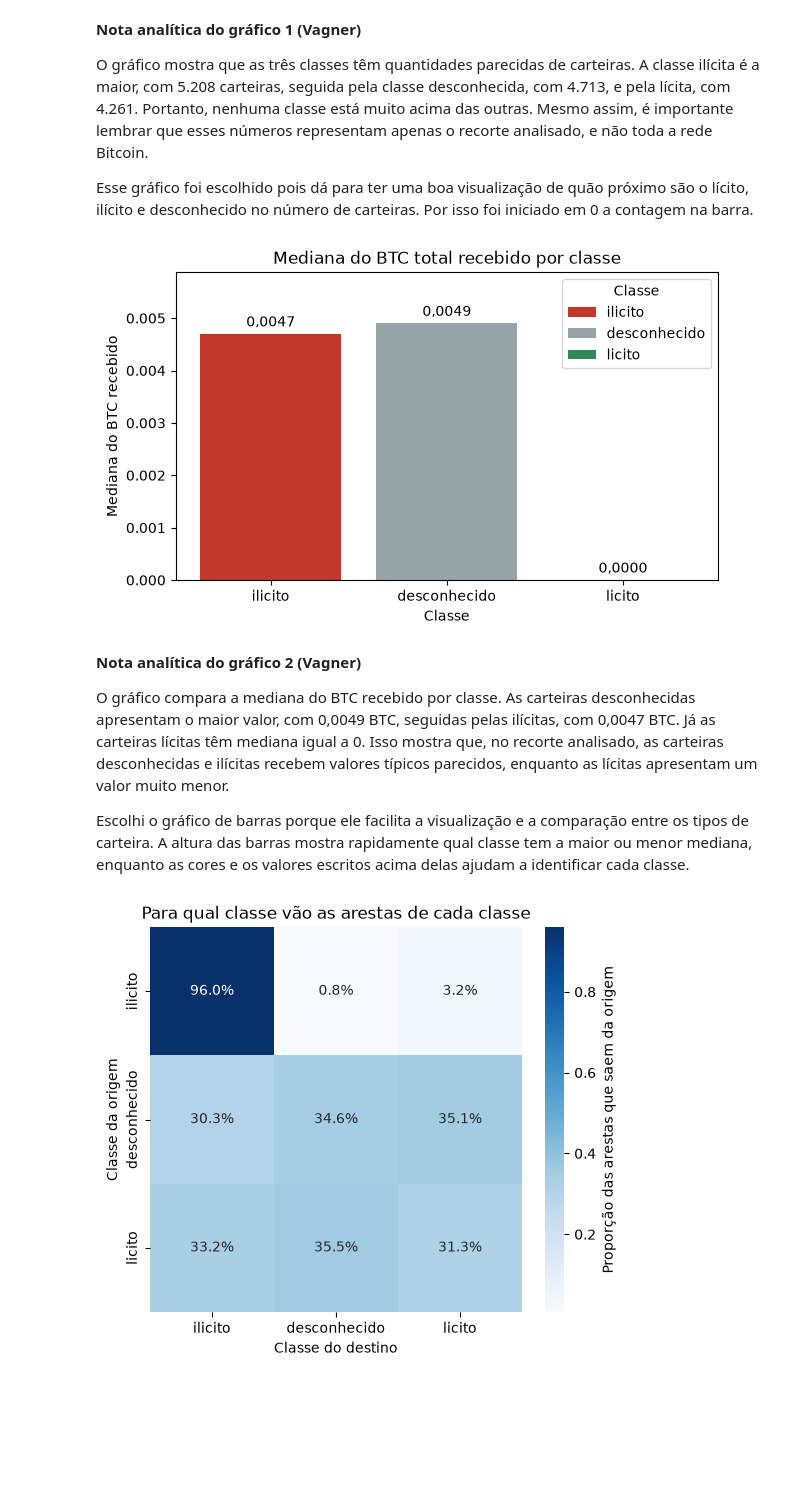
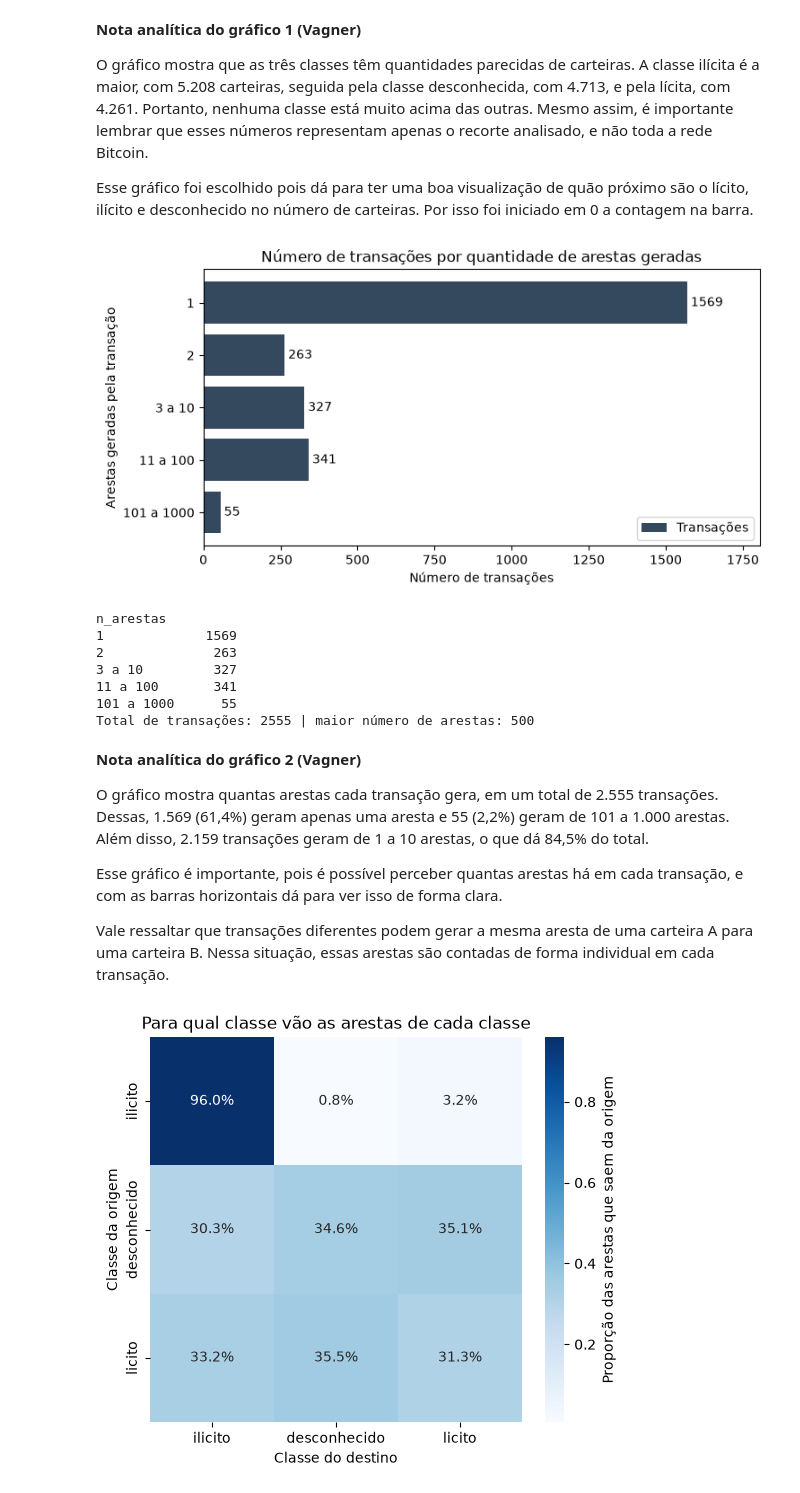
Before and after one commit to davimqz/Projetos-Grafos, a Jupyter notebook: notebooks/avd/01_exploratoria.ipynb, the cells around one changed output. Saved outputs shown, nothing was run; the diff lists cells and outputs as text; code cells hidden in the pictures; blank space fills up the shorter version.

```diff
--- a/notebooks/avd/01_exploratoria.ipynb
+++ b/notebooks/avd/01_exploratoria.ipynb
@@ -712,27 +735,41 @@ O gráfico mostra que as três classes têm quantidades parecidas de carteiras.
 
 Esse gráfico foi escolhido pois dá para ter uma boa visualização de quão próximo são o lícito, ilícito e desconhecido no número de carteiras. Por isso foi iniciado em 0 a contagem na barra.
 # %%
-# [IA] Claude Code – código do gráfico 2 (tipo e atributo escolhidos pelo Vagner: barras com a mediana do BTC recebido por classe)
-mediana_recebido = nos.groupby("classe")["btc_received_total"].median().loc[ORDEM]
+# [IA] Claude Code – código do gráfico 2 (tipo e faixas escolhidos pelo Vagner: barras horizontais, transações por faixa de número de arestas)
+faixas = pd.cut(transacoes_rec["n_arestas"], bins=[0, 1, 2, 10, 100, 1000],
+                labels=["1", "2", "3 a 10", "11 a 100", "101 a 1000"])
+tx_por_faixa = faixas.value_counts().sort_index()
 
-fig, ax = plt.subplots(figsize=(7, 4))
-barras = ax.bar(ORDEM, mediana_recebido, color=[CORES[c] for c in ORDEM], label=ORDEM)
-ax.bar_label(barras, labels=[f"{v:.4f}".replace(".", ",") for v in mediana_recebido], padding=3)
-ax.set_ylim(0, mediana_recebido.max() * 1.2)
-ax.set_title("Mediana do BTC total recebido por classe")
-ax.set_xlabel("Classe")
-ax.set_ylabel("Mediana do BTC recebido")
-ax.legend(title="Classe")
+fig, ax = plt.subplots(figsize=(8, 4))
+barras = ax.barh(tx_por_faixa.index.astype(str), tx_por_faixa.values, color="#34495e", label="Transações")
+ax.bar_label(barras, padding=3)
+ax.invert_yaxis()
+ax.set_xlim(0, tx_por_faixa.max() * 1.15)
+ax.set_title("Número de transações por quantidade de arestas geradas")
+ax.set_xlabel("Número de transações")
+ax.set_ylabel("Arestas geradas pela transação")
+ax.legend()
 plt.savefig(SAIDA + "exploratoria_2.png", dpi=150, bbox_inches="tight")
 plt.show()
+print(tx_por_faixa.to_string())
+print("Total de transações:", tx_por_faixa.sum(), "| maior número de arestas:", transacoes_rec["n_arestas"].max())
 # %% [output]
-[figure, old version]
+[figure, new version]
+n_arestas
+1             1569
+2              263
+3 a 10         327
+11 a 100       341
+101 a 1000      55
+Total de transações: 2555 | maior número de arestas: 500
 # %% [markdown]
 **Nota analítica do gráfico 2 (Vagner)**
 
-O gráfico compara a mediana do BTC recebido por classe. As carteiras desconhecidas apresentam o maior valor, com 0,0049 BTC, seguidas pelas ilícitas, com 0,0047 BTC. Já as carteiras lícitas têm mediana igual a 0. Isso mostra que, no recorte analisado, as carteiras desconhecidas e ilícitas recebem valores típicos parecidos, enquanto as lícitas apresentam um valor muito menor.
+O gráfico mostra quantas arestas cada transação gera, em um total de 2.555 transações. Dessas, 1.569 (61,4%) geram apenas uma aresta e 55 (2,2%) geram de 101 a 1.000 arestas. Além disso, 2.159 transações geram de 1 a 10 arestas, o que dá 84,5% do total.
 
-Escolhi o gráfico de barras porque ele facilita a visualização e a comparação entre os tipos de carteira. A altura das barras mostra rapidamente qual classe tem a maior ou menor mediana, enquanto as cores e os valores escritos acima delas ajudam a identificar cada classe.
+Esse gráfico é importante, pois é possível perceber quantas arestas há em cada transação, e com as barras horizontais dá para ver isso de forma clara.
+
+Vale ressaltar que transações diferentes podem gerar a mesma aresta de uma carteira A para uma carteira B. Nessa situação, essas arestas são contadas de forma individual em cada transação.
 # %%
 # [IA] Claude Code – código do gráfico 3 (tipo escolhido pelo Vagner: heatmap origem × destino)
 tabela = pd.crosstab(arestas["classe_origem"], arestas["classe_destino"], normalize="index")
```
Also changed, not shown: parts of 11 cells of this notebook, 4 other files.
